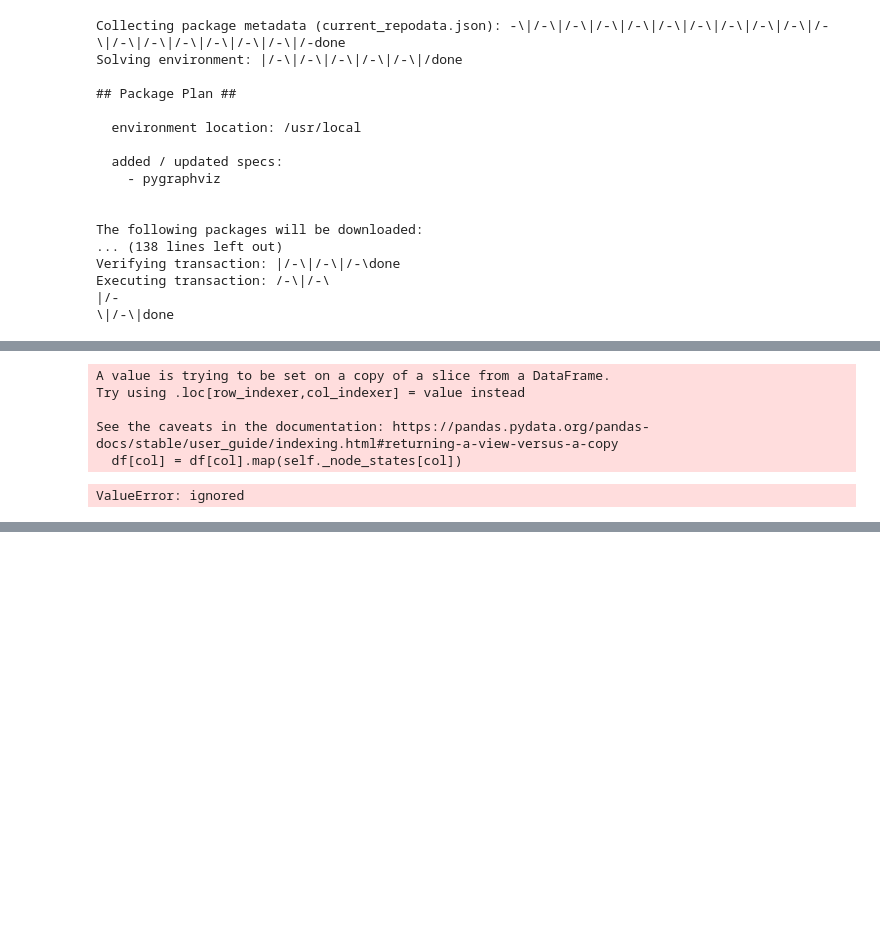
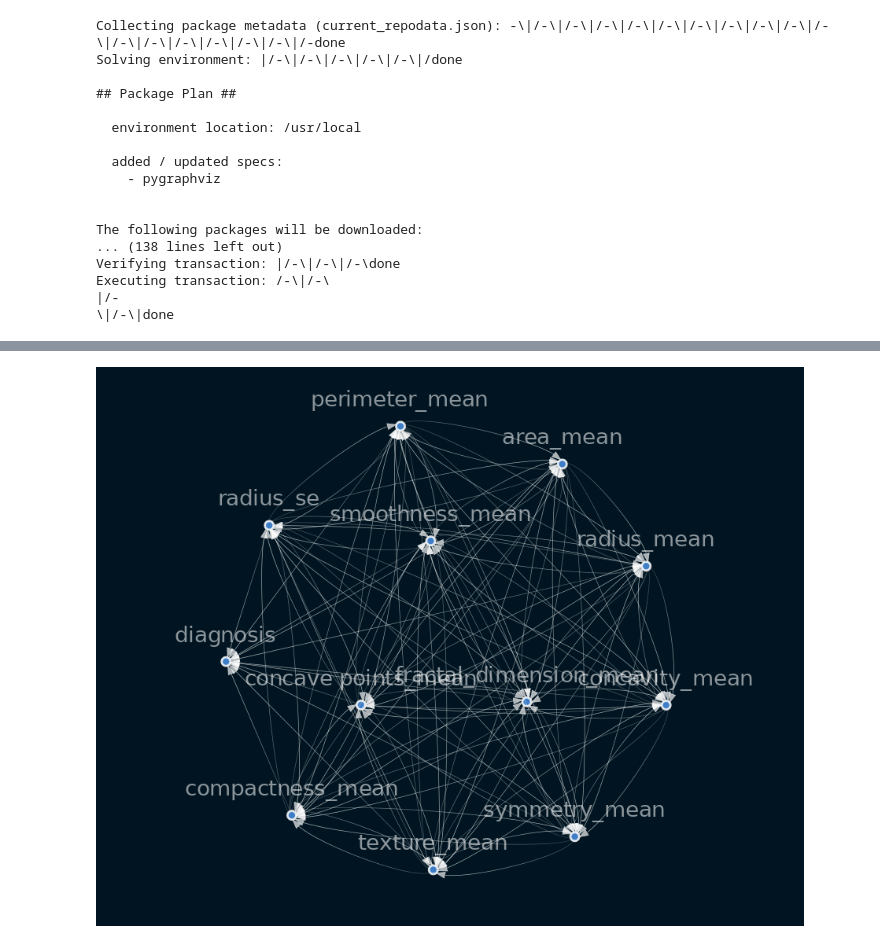
Before and after one commit to SamDewriter/BreastCancer-CausalityInference, a Jupyter notebook: CausalNex.ipynb, the cells around one changed output, grey strips where cells are left out. Drawn from its saved outputs; the diff is of its cells as text; code cells hidden in the pictures; blank space fills up the shorter version.

Commit message:
Plotting a stable graph

```diff
--- a/CausalNex.ipynb
+++ b/CausalNex.ipynb
@@ -213,9 +92,0 @@ Warning: node 'fractal_dimension_worst', graph '' size too small for label
-# %%
-sm = sm.get_largest_subgraph()
-
-viz = plot_structure(
-    sm,
-    graph_attributes={"scale": "0.5"},
-    all_node_attributes=NODE_STYLE.WEAK,
-    all_edge_attributes=EDGE_STYLE.WEAK)
-Image(viz.draw(format='png'))
@@ -264,9 +93,21 @@ bn = bn.fit_node_states(causal_df)
-# %%
-bn = bn.fit_cpds(causal_df, method="BayesianEstimator", bayes_prior="K2")
-# %% [output]
-A value is trying to be set on a copy of a slice from a DataFrame.
-Try using .loc[row_indexer,col_indexer] = value instead
-
-See the caveats in the documentation: https://pandas.pydata.org/pandas-docs/stable/user_guide/indexing.html#returning-a-view-versus-a-copy
-  df[col] = df[col].map(self._node_states[col])
-ValueError: ignored
+# %%
+from sklearn.model_selection import train_test_split
+train_df, valid_df = train_test_split(causal_df, random_state=20, test_size=.2)
+# %%
+from causalnex.structure import StructureModel
+from causalnex.structure.notears import from_pandas
+from causalnex.structure.notears import from_pandas_lasso
+sm = from_pandas(train_df.iloc[:, :12], tabu_parent_nodes=['diagnosis'],)
+# %%
+from causalnex.plots import plot_structure, NODE_STYLE, EDGE_STYLE
+from IPython.display import Image
+def vis_sm(sm):
+  viz = plot_structure(
+      sm,
+      graph_attributes={"scale": "2.0", 'size': 3.0},
+      all_node_attributes=NODE_STYLE.WEAK,
+      all_edge_attributes=EDGE_STYLE.WEAK)
+  return Image(viz.draw(format='png'))
+# %%
+vis_sm(sm)
+# %% [output]
@@ -272,0 +127 @@ ValueError: ignored
+[figure, added]
```
Also changed, not shown: parts of 44 cells of this notebook.
